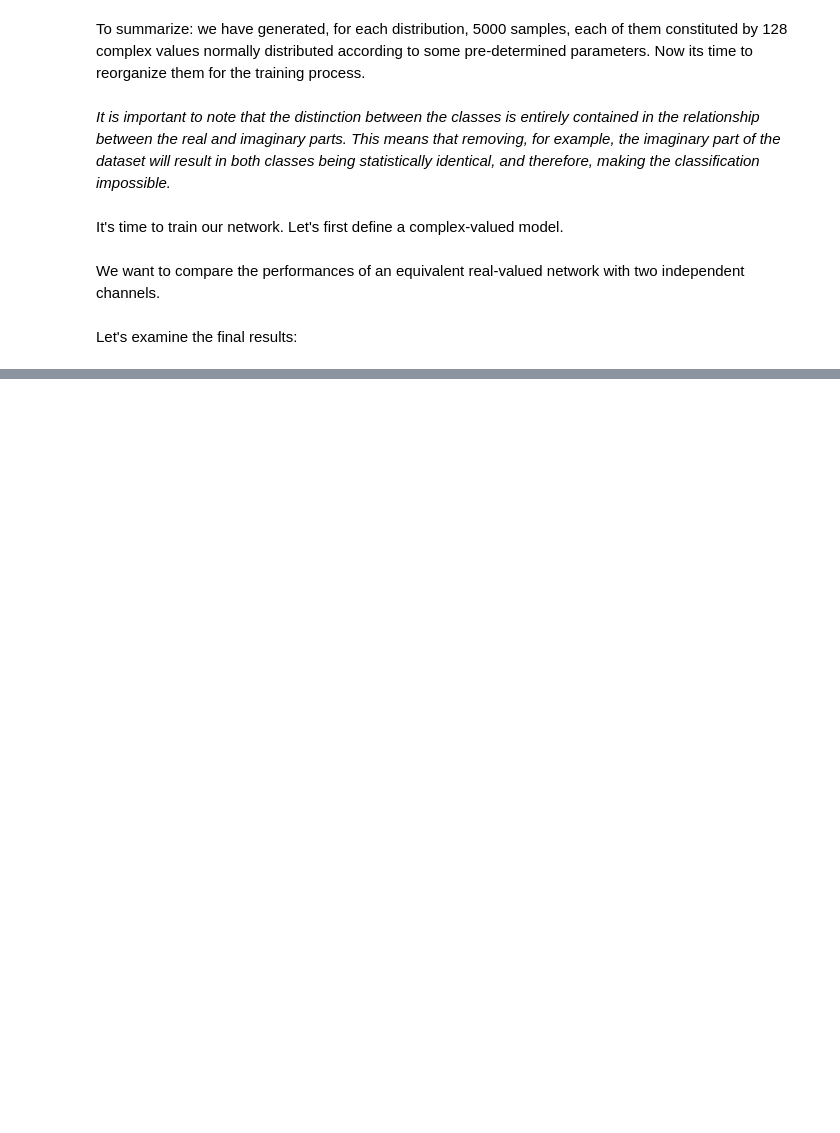
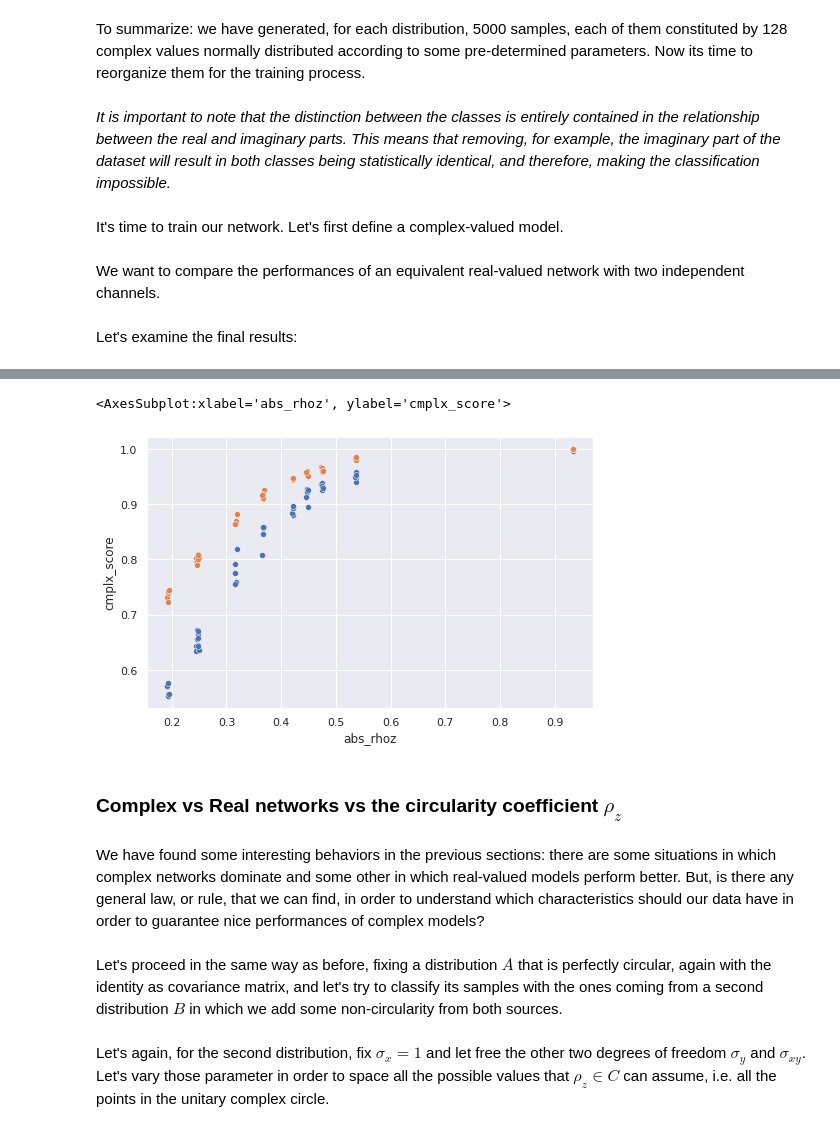
Before and after one commit to MattiaPujatti/complex-valued-deep-learning-for-condition-monitoring, a Jupyter notebook: Circularity_Measures.ipynb, the cells around one changed output, grey strips where cells are left out. Drawn from its saved outputs; the diff is of its cells as text; code cells hidden in the pictures; blank space fills up the shorter version.

```diff
--- a/Circularity_Measures.ipynb
+++ b/Circularity_Measures.ipynb
@@ -662,0 +499,22 @@ def generate_cmplx_distribution(cov_mat, shape):
+# %%
+with open('source2_circ.pkl', 'rb') as f:
+    source2_circ = pickle.load(f)
+# %%
+source2_circ = pd.DataFrame(source2_circ)
+source2_circ['abs_rhoz'] = np.abs(source2_circ['rhoz'])
+
+fig, ax = plt.subplots(1, 1, figsize=(8,5))
+
+sns.scatterplot(x='abs_rhoz', y='cmplx_score', data=source2_circ, ax=ax)
+sns.scatterplot(x='abs_rhoz', y='real_score', data=source2_circ, ax=ax)
+# %% [output]
+<AxesSubplot:xlabel='abs_rhoz', ylabel='cmplx_score'>
+[figure, added]
+# %% [markdown]
+### Complex vs Real networks vs the circularity coefficient $\rho_z$
+# %% [markdown]
+We have found some interesting behaviors in the previous sections: there are some situations in which complex networks dominate and some other in which real-valued models perform better. But, is there any general law, or rule, that we can find, in order to understand which characteristics should our data have in order to guarantee nice performances of complex models?
+# %% [markdown]
+Let's proceed in the same way as before, fixing a distribution $A$ that is perfectly circular, again with the identity as covariance matrix, and let's try to classify its samples with the ones coming from a second distribution $B$ in which we add some non-circularity from both sources.
+# %% [markdown]
+Let's again, for the second distribution, fix $\sigma_x=1$ and let free the other two degrees of freedom $\sigma_y$ and $\sigma_{xy}$. Let's vary those parameter in order to space all the possible values that $\rho_z\in C$ can assume, i.e. all the points in the unitary complex circle.
```
Also changed, not shown: parts of 58 cells of this notebook, 4 other files.
